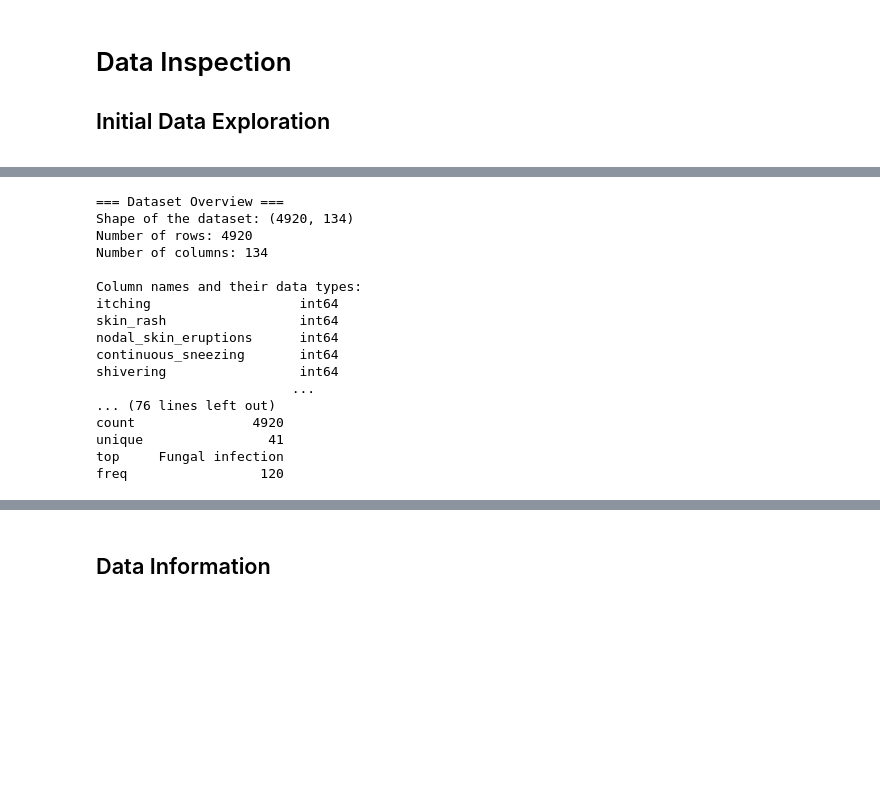
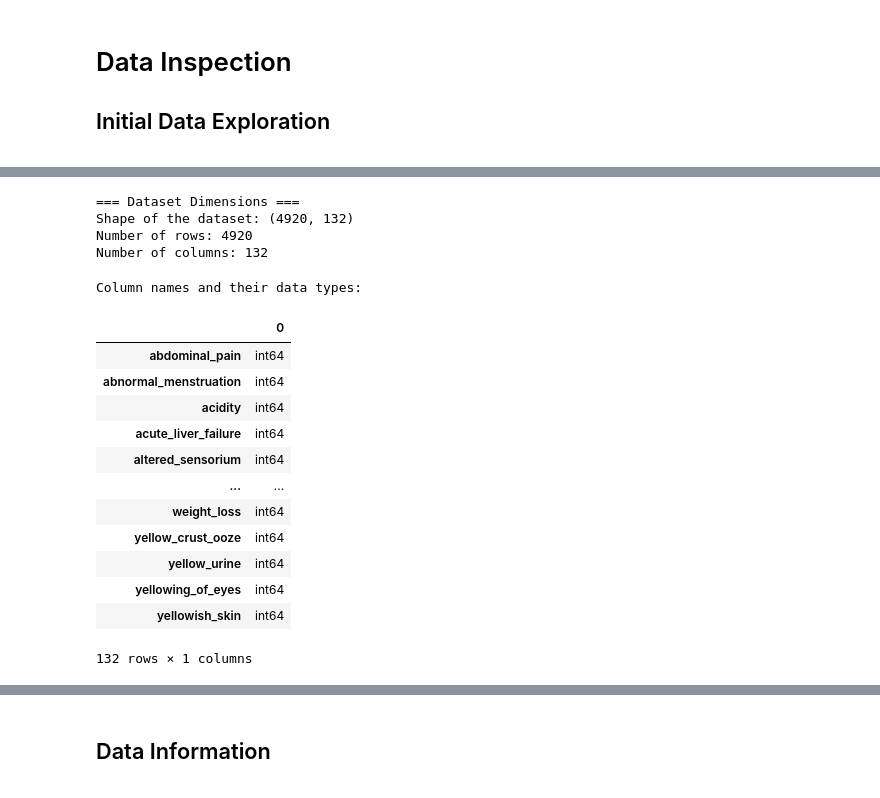
Before and after one commit to franklinen/disease_prediction, a Jupyter notebook: exploratory_analysis.ipynb, the cells around one changed output, grey strips where cells are left out. Drawn from its saved outputs; the diff is of its cells as text; code cells hidden in the pictures; blank space fills up the shorter version.

```diff
--- a/exploratory_analysis.ipynb
+++ b/exploratory_analysis.ipynb
@@ -93 +88,3 @@ First 5 rows of the dataset:
+# %%
+train_data = train_data[train_data.columns.difference(['Unnamed: 133', 'fluid_overload']).tolist()]
 # %% [markdown]
@@ -95,33 +92,30 @@ First 5 rows of the dataset:
 <a id="Overview-of-Dataset"></a>
 # %%
-# Overview of the dataset
-print("=== Dataset Overview ===")
+print("=== Dataset Dimensions ===")
 print(f"Shape of the dataset: {train_data.shape}")
 print(f"Number of rows: {train_data.shape[0]}")
 print(f"Number of columns: {train_data.shape[1]}")
-print("\nColumn names and their data types:")
-print(train_data.dtypes)
-print("\nSummary of missing values in each column:")
-print(train_data.isnull().sum())
-print("\nBasic statistics of numerical columns:")
-print(train_data.describe())
-print("\nBasic statistics of categorical columns:")
-print(train_data.describe(include=['object', 'category']))
 # %% [output]
-=== Dataset Overview ===
-Shape of the dataset: (4920, 134)
+=== Dataset Dimensions ===
+Shape of the dataset: (4920, 132)
 Number of rows: 4920
-Number of columns: 134
-
-Column names and their data types:
-itching                   int64
-skin_rash                 int64
-nodal_skin_eruptions      int64
-continuous_sneezing       int64
-shivering                 int64
-                         ...
-... (76 lines left out)
-count               4920
-unique                41
-top     Fungal infection
-freq                 120
+Number of columns: 132
+# %%
+# Data types
+print("\nColumn names and their data types:")
+pd.DataFrame(train_data.dtypes)
+# %% [output]
+Column names and their data types:
+|  | 0 |
+| abdominal_pain | int64 |
+| abnormal_menstruation | int64 |
+| acidity | int64 |
+| acute_liver_failure | int64 |
+| altered_sensorium | int64 |
+| ... | ... |
+| weight_loss | int64 |
+| yellow_crust_ooze | int64 |
+| yellow_urine | int64 |
+| yellowing_of_eyes | int64 |
+| yellowish_skin | int64 |
+132 rows × 1 columns
```
Also changed, not shown: parts of 13 cells of this notebook.
